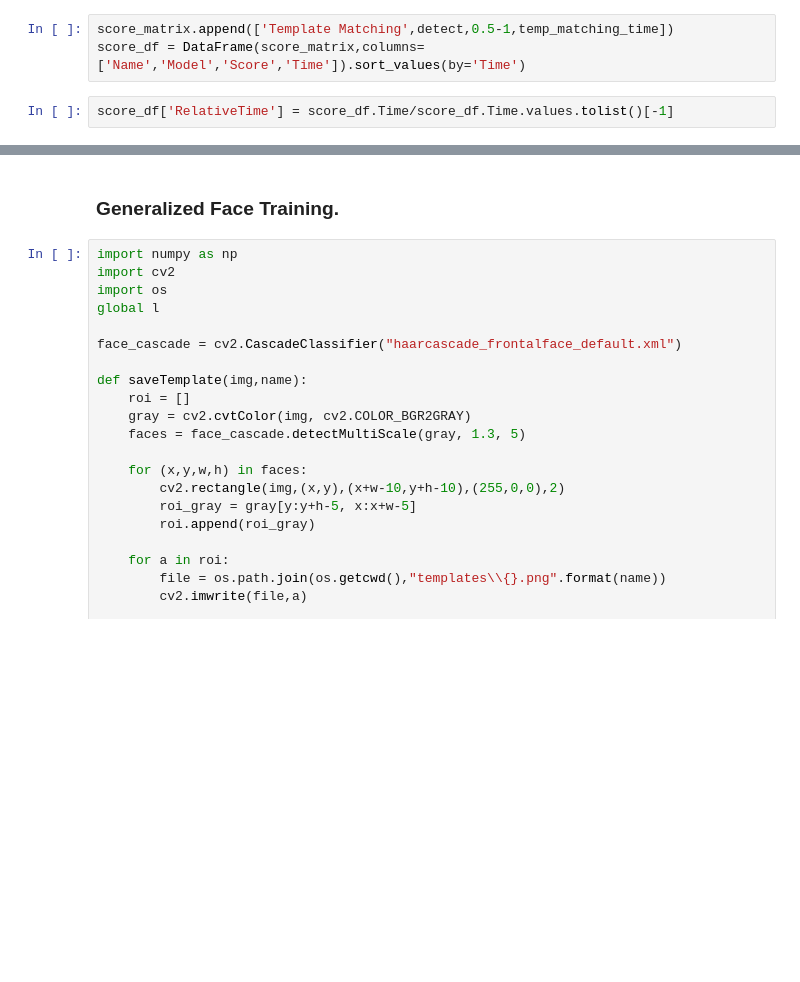
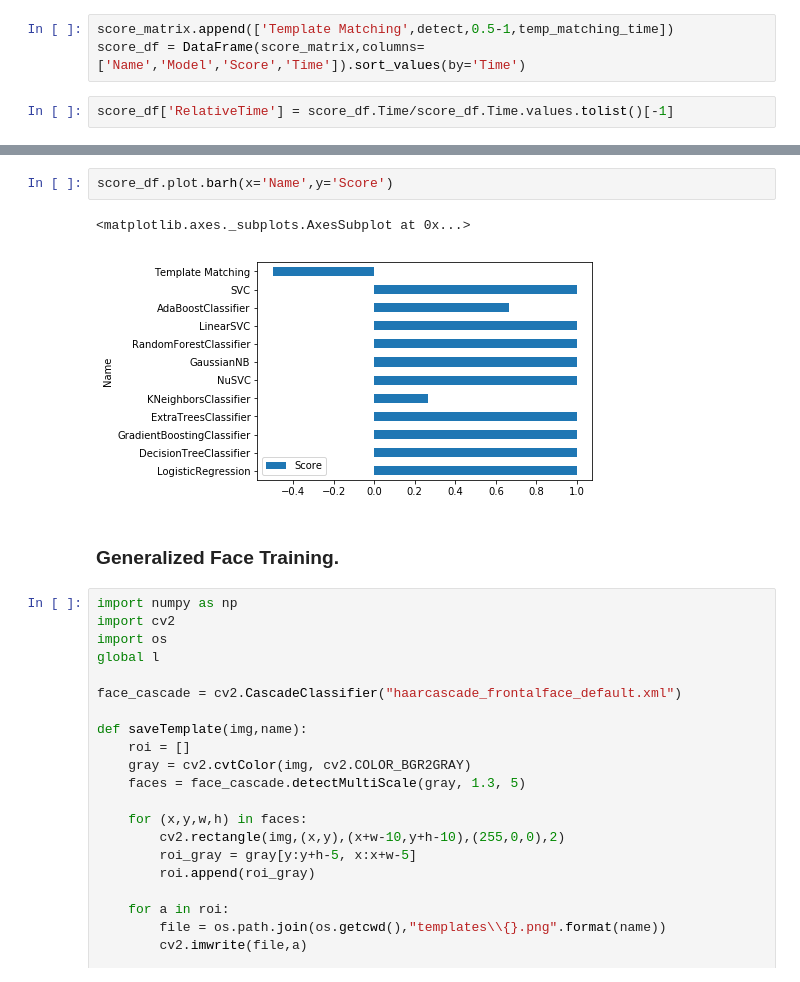
Before and after one commit to angrybayblade/py-opencv-facedetection, a Jupyter notebook: source/Models.ipynb, the cells around one changed output, grey strips where cells are left out. Cells and saved outputs as stored; diff of their text form; blank space fills up the shorter version.

```diff
--- a/source/Models.ipynb
+++ b/source/Models.ipynb
@@ -65,3 +71,8 @@ score_df.plot.barh(x='Name',y='RelativeTime')
+# %%
+score_df.plot.barh(x='Name',y='Score')
+# %% [output]
+<matplotlib.axes._subplots.AxesSubplot at 0x...>
+[figure, added]
 # %% [markdown]
 ### Generalized Face Training.
 # %%
```
Also changed, not shown: parts of 5 cells of this notebook, 30 other files.
